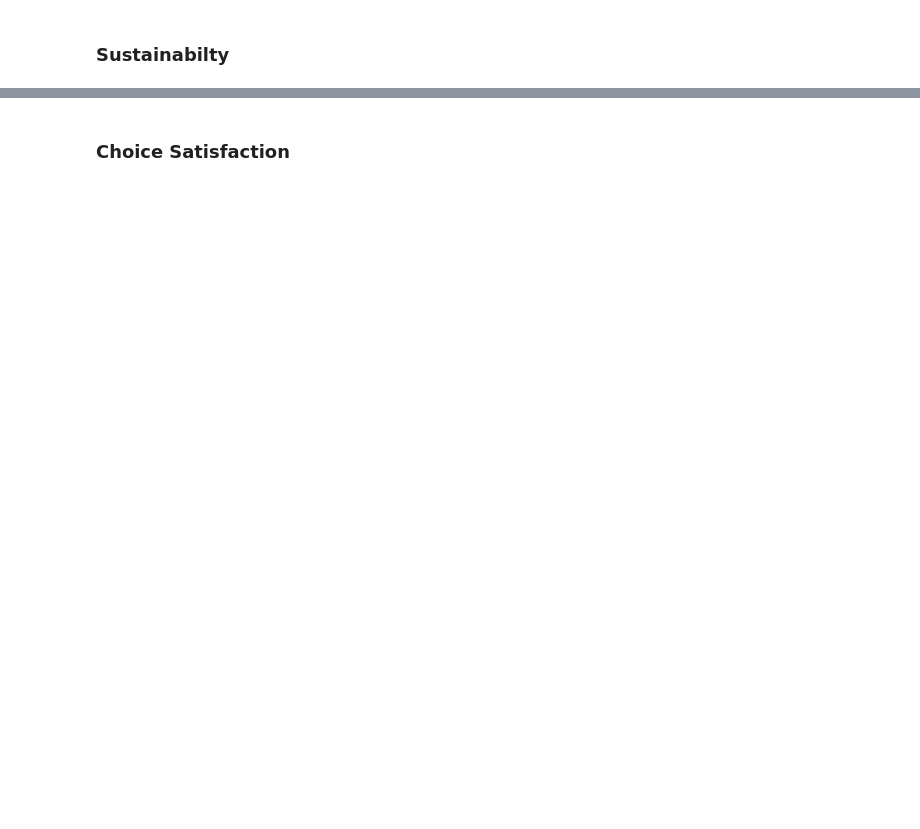
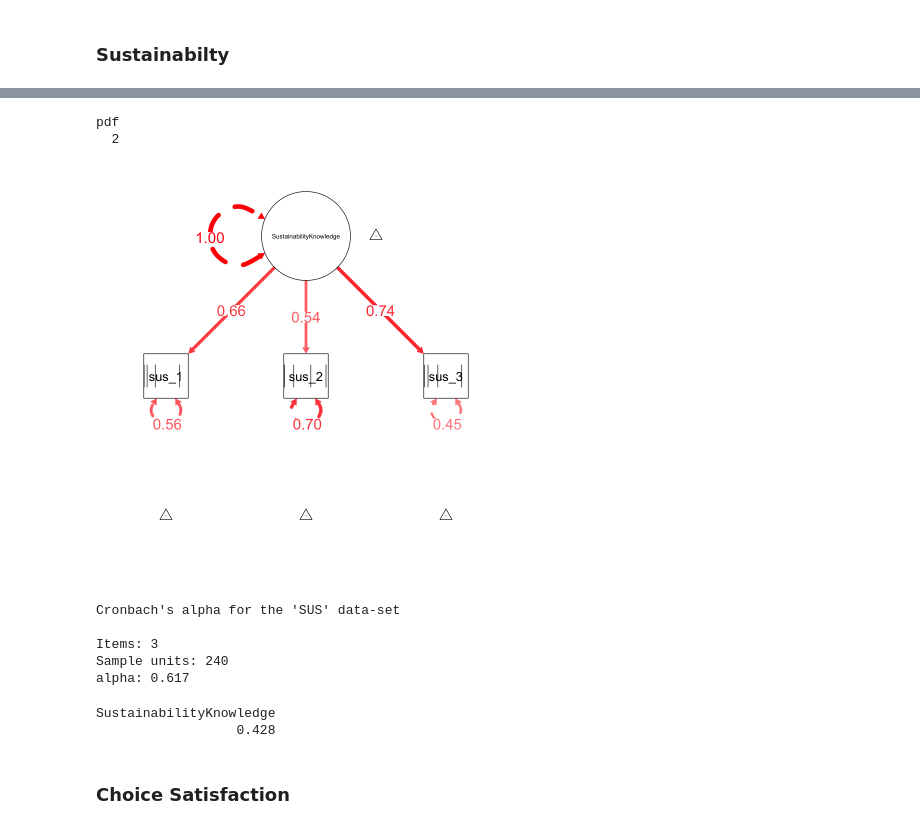
Before and after one commit to ayoubGL/UMAP_25_LLMS_Hash, a Jupyter notebook: Data_Analysis/DA_Umap25_R.ipynb, the cells around one changed output, grey strips where cells are left out. Cells and saved outputs as stored; diff of their text form; code cells hidden in the pictures; blank space fills up the shorter version.

```diff
--- a/Data_Analysis/DA_Umap25_R.ipynb
+++ b/Data_Analysis/DA_Umap25_R.ipynb
@@ -286,2 +359,6 @@ Residuals            118  491.1   4.162
 # %% [markdown]
 ### Sustainabilty
+# %%
+SUS.model <- 'SustainabilityKnowledge =~ sus_1 + sus_2 + sus_3' # + sus_4'
+SUS.fit <- cfa(SUS.model, data = cfa_df, mimic=c('Mplus'), std.lv = TRUE, ordered = TRUE)
+print(summary(SUS.fit, fit.measures = T, standardized=T))
@@ -288,2 +396,28 @@ Residuals            118  491.1   4.162
+# %%
+semPaths(SUS.fit, what = "std", residuals = TRUE, nCharNodes = 0,
+ sizeMan = 10, sizeLat = 20,
+   edge.label.cex = 1.5, legend = FALSE,posCol = c("red"))
+# ggsave("./Fig/CFA_KB.png", dpi=300)
+dev.print(pdf, './fig/SUS_fca.pdf')
+# %% [output]
+pdf
+  2
+[figure, added]
+# %%
+### Cronbach Alpha
+SUS = cfa_df[, c('sus_1','sus_2','sus_3')]
+sus_alpha=cronbach.alpha(SUS)
+sus_alpha
+# %% [output]
+Cronbach's alpha for the 'SUS' data-set
+
+Items: 3
+Sample units: 240
+alpha: 0.617
+# %%
+AVE(SUS.fit, obs.var = FALSE)
+# %% [output]
+SustainabilityKnowledge
+                  0.428
 # %% [markdown]
 ### Choice Satisfaction
```
Also changed, not shown: parts of 41 cells of this notebook, 21 other files.
